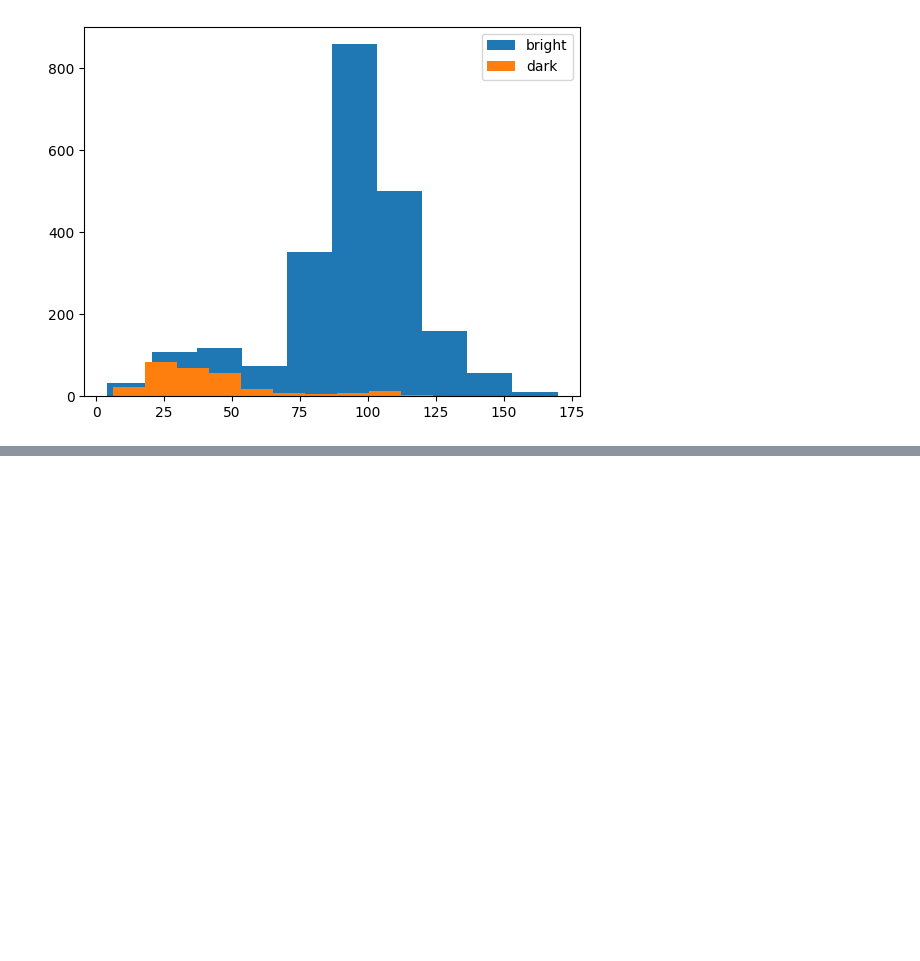
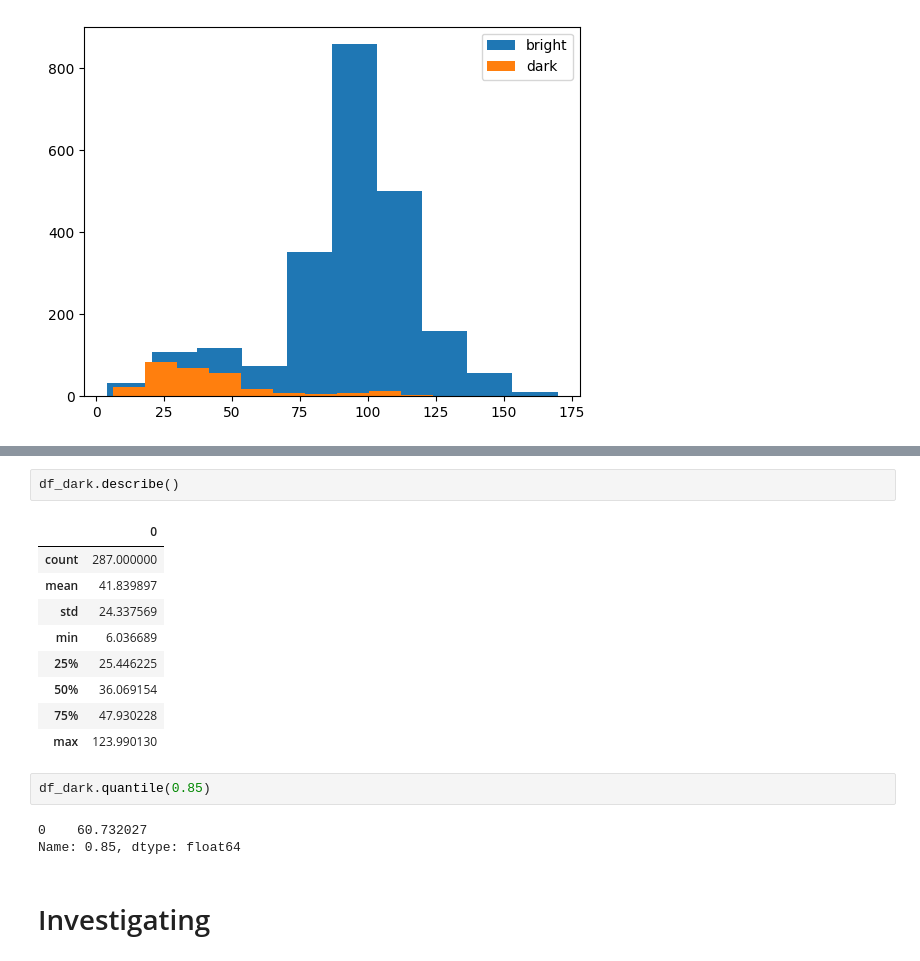
Before and after one commit to ToTuanAn/AICityChallenge2024_Track2, a Jupyter notebook: notebooks/weather_analysis.ipynb, the cells around one changed output, grey strips where cells are left out. Saved outputs shown, nothing was run; the diff lists cells and outputs as text; blank space fills up the shorter version.

```diff
--- a/notebooks/weather_analysis.ipynb
+++ b/notebooks/weather_analysis.ipynb
@@ -102,0 +102,19 @@ plt.show()
+# %%
+df_dark.describe()
+# %% [output]
+|  | 0 |
+| count | 287.000000 |
+| mean | 41.839897 |
+| std | 24.337569 |
+| min | 6.036689 |
+| 25% | 25.446225 |
+| 50% | 36.069154 |
+| 75% | 47.930228 |
+| max | 123.990130 |
+# %%
+df_dark.quantile(0.85)
+# %% [output]
+0    60.732027
+Name: 0.85, dtype: float64
+# %% [markdown]
+# Investigating
```
Also changed, not shown: parts of 5 cells of this notebook, 6 other files.
